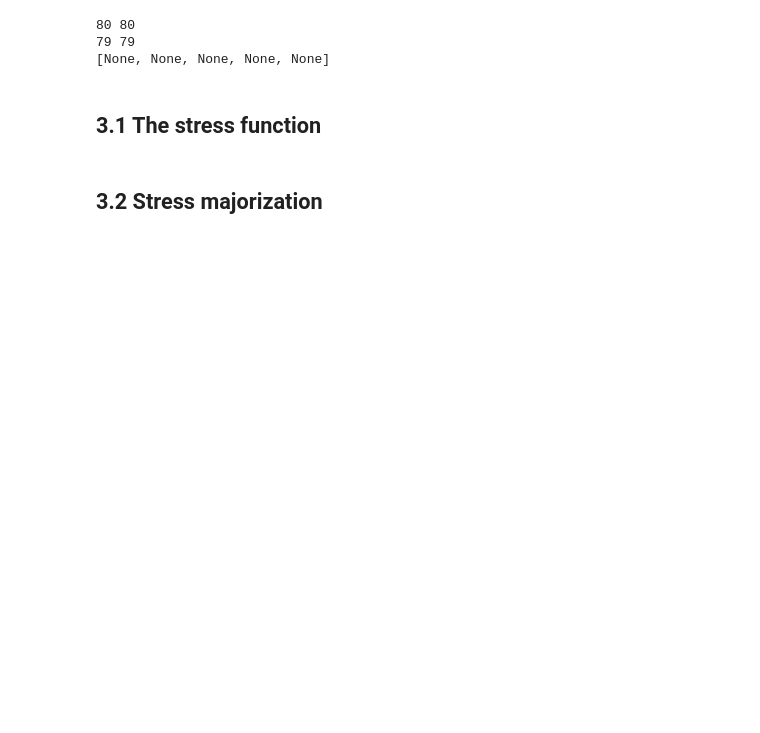
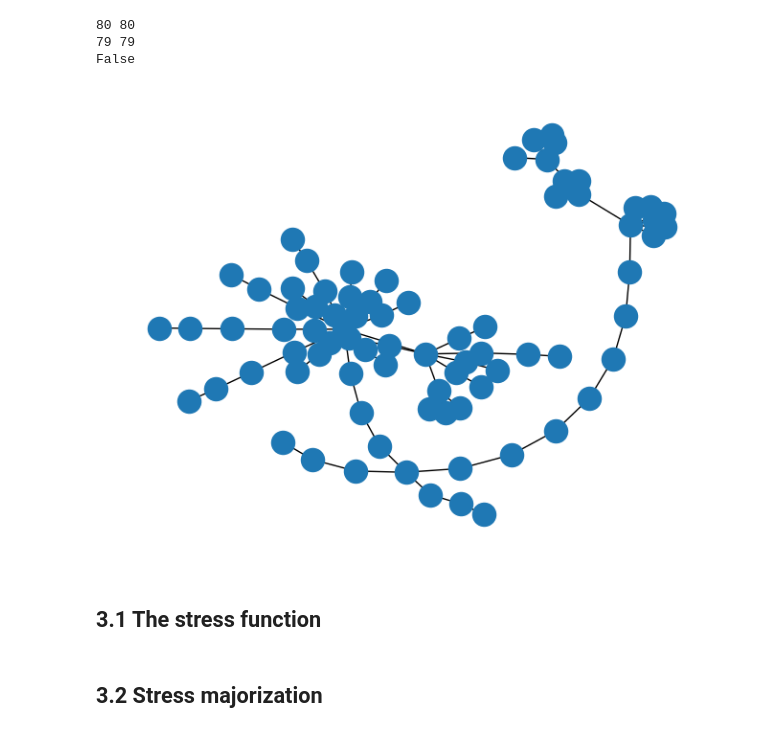
Before and after one commit to itochs/Dig-CoLa_test, a Jupyter notebook: Dig_CoLa_python.ipynb, the cells around one changed output. Drawn from its saved outputs; the diff is of its cells as text; code cells hidden in the pictures; blank space fills up the shorter version.

Commit message:
stress

```diff
--- a/Dig_CoLa_python.ipynb
+++ b/Dig_CoLa_python.ipynb
@@ -3,34 +3,83 @@
 # %%
 import json
 from pprint import pprint
 with open("/content/drive/MyDrive/zemi_4/zemi/master/data.json") as f:
   data = json.load(f)
 
 # pprint(data)
 nodes = [i+1 for i in range(len(data["nodes"]))]
 print(len(data["nodes"]), len(nodes))
+# nodes = [1,2,3]
 n = len(nodes)
+
 
 links = [[d["source"]+1, d["target"]+1] for d in data["links"]]
 # pprint(data["links"])
 # pprint(links)
 print(len(data["links"]), len(links))
+# links=[[1,2],[1,3]]
 
-# n*nだけど，nを使ってアクセスできるように(n+1)にしている
-sigmas = [[None]*(n+1)]*(n+1)
+# n*n
+sigmas = [[0]*n]*n
 for i,j in links:
-  if sigmas[i][j] is None:
-    sigmas[i][j] = 1
+  sigmas[i-1][j-1] = 1
 
-# d-dimensional layout
+dist = warshall_floyd(sigmas)
+# dist = dist[1:, 1:]
+
+from scipy.sparse.linalg import cg
+import numpy as np
+
+
+# stress_majorization
+# dimension
 d = 2
-# n*dだけど，nを使ってアクセスできるように(n+1)にしている
-X = [[None]*d]*(n+1)
-print(X[n])
+# 座標の初期値はランダム
+Z = np.random.rand(n,d)
+Z[0] = (0,0)
+#
+alpha = 2
+weights = weights_of_normalization_constant(alpha, dist)
+# print(weights)
+Lw = weight_laplacian(weights)
+# print(Lw)
+# 終了する閾値
+eps = 0.000_01
+now_stress = stress(Z,dist,weights)
+new_stress = 0.5*now_stress
+
+def delta_stress(now,new):
+  return (now-new) / now
+print(np.all(np.linalg.eigvals(Lw[1:,1:]) > 0))
+while True:
+  Lz = z_laplacian(weights, dist, Z)
+  for a in range(d):
+    Z[1:, a] =  cg(Lw[1:,1:],(Lz@Z[:, a])[1:])[0]
+
+  new_stress = stress(Z,dist,weights)
+  if delta_stress(now_stress, new_stress) < eps:
+    break
+  now_stress = new_stress
+  # break
+
+# print(Z)
+
+import networkx as nx
+G = nx.Graph()
+
+for node in nodes:
+  G.add_node(node)
+  G.nodes[node]["pos"] = Z[node-1]
+
+for link in links:
+  G.add_edge(*link)
+
+nx.draw(G)
 # %% [output]
 80 80
 79 79
-[None, None, None, None, None]
+False
+[figure, added]
 # %% [markdown]
 ## 3.1 The stress function
 # %%
```
Also changed, not shown: parts of 6 cells of this notebook.
